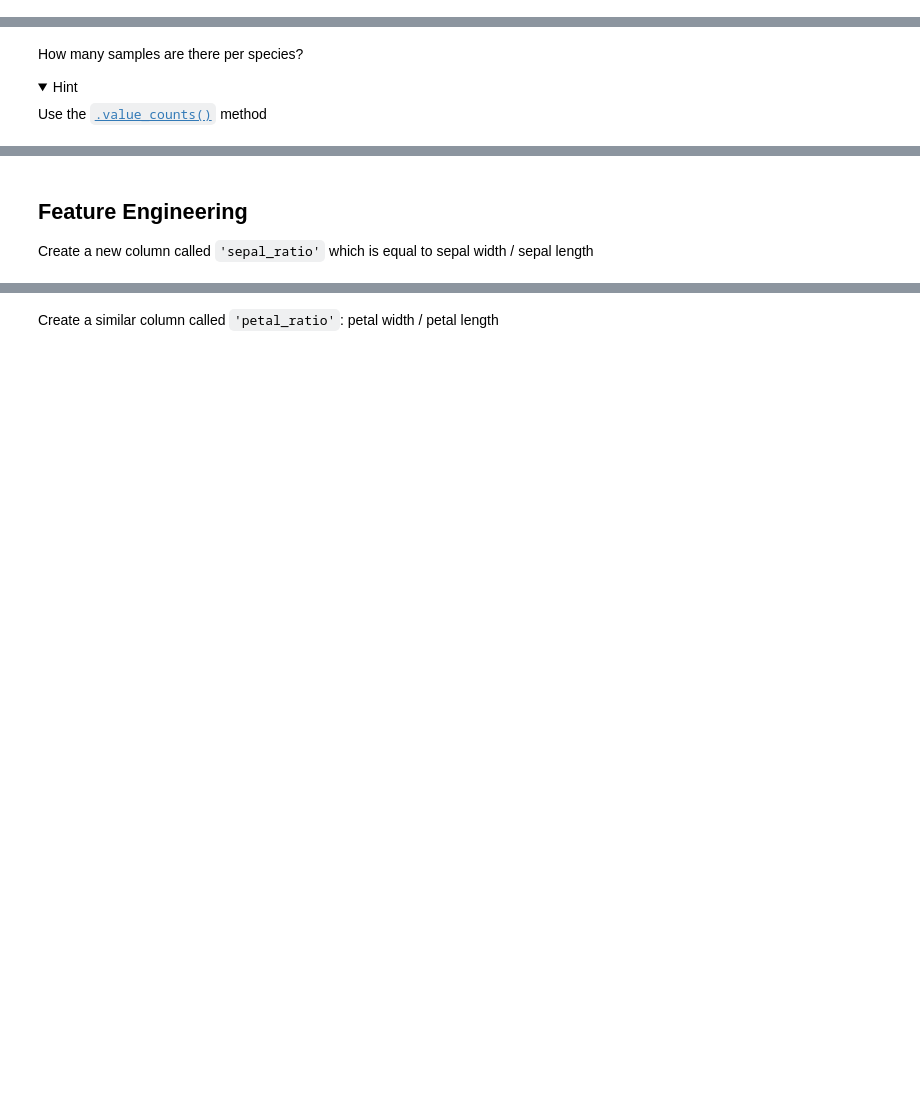
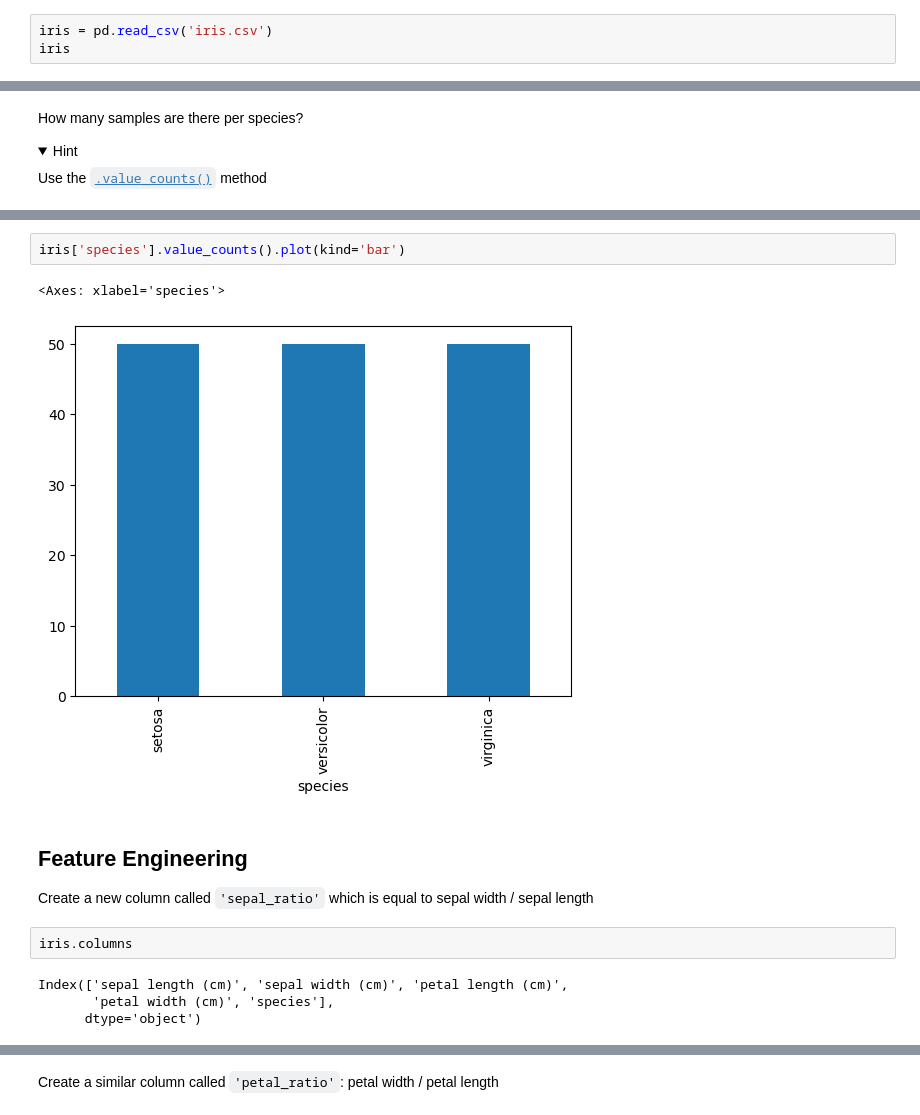
Before and after one commit to ahmedgaboelnaga/DEPI-Exercises, a Jupyter notebook: Assignment 2 - Pandas/Pandas Assignment 1-a.ipynb, the cells around one changed output, grey strips where cells are left out. Drawn from its saved outputs; the diff is of its cells as text; folded sections open; blank space fills up the shorter version.

```diff
--- a/Assignment 2 - Pandas/Pandas Assignment 1-a.ipynb
+++ b/Assignment 2 - Pandas/Pandas Assignment 1-a.ipynb
@@ -10,3 +10,6 @@ Import the `pandas` library as `pd`
 import pandas as pd
 # %% [markdown]
 Read the `iris.csv` dataset into an object named `iris`
+# %%
+iris = pd.read_csv('iris.csv')
+iris
@@ -21,4 +54,15 @@ How many samples are there per species?
+# %%
+iris['species'].value_counts().plot(kind='bar')
+# %% [output]
+<Axes: xlabel='species'>
+[figure, added]
 # %% [markdown]
 ## Feature Engineering
 
 Create a new column called `'sepal_ratio'` which is equal to sepal width / sepal length
+# %%
+iris.columns
+# %% [output]
+Index(['sepal length (cm)', 'sepal width (cm)', 'petal length (cm)',
+       'petal width (cm)', 'species'],
+      dtype='object')
```
Also changed, not shown: parts of 13 cells of this notebook, 4 other files.
